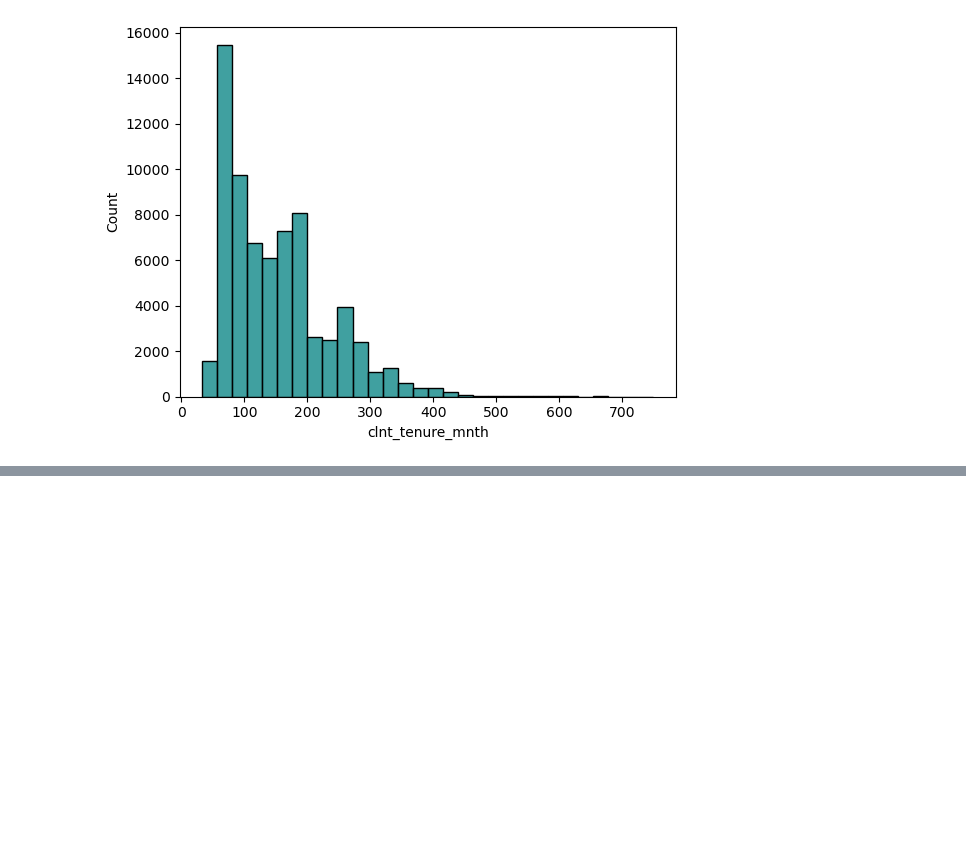
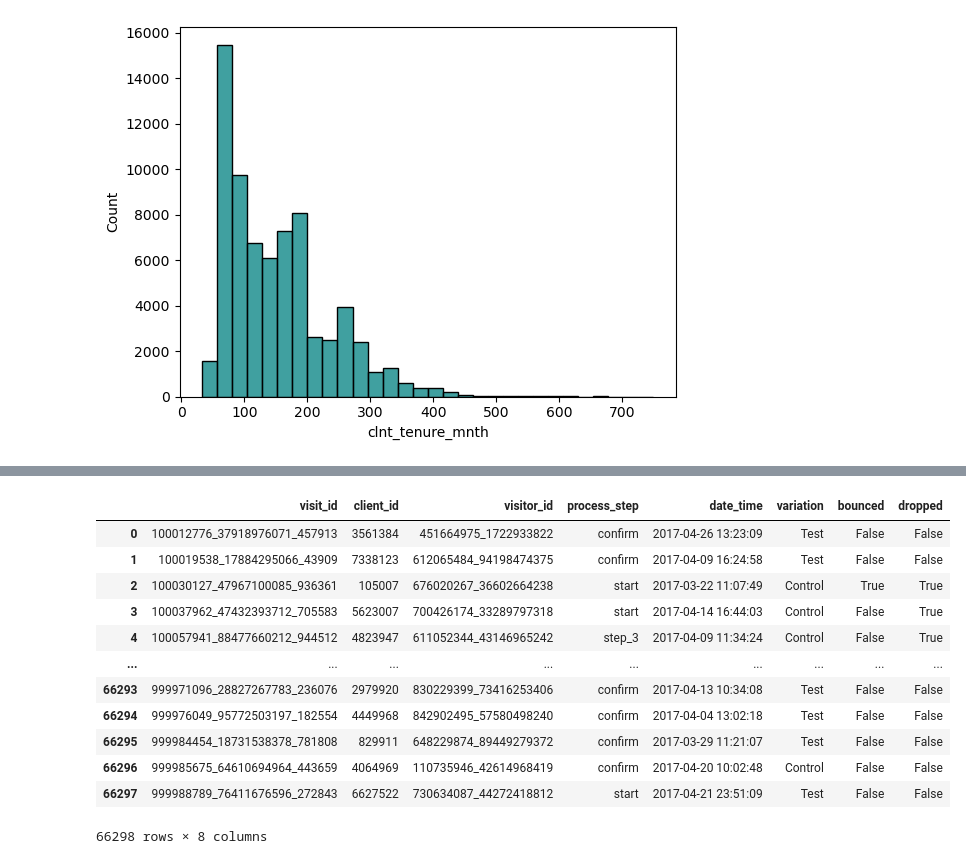
Before and after one commit to bfranx62/Ironhack-EDA-Project, a Jupyter notebook: dylan_main.ipynb, the cells around one changed output, grey strips where cells are left out. Cells and saved outputs as stored; diff of their text form; code cells hidden in the pictures; blank space fills up the shorter version.

```diff
--- a/dylan_main.ipynb
+++ b/dylan_main.ipynb
@@ -538,0 +737,2 @@ False
+# %%
+df_sorted = test_subjects_df.sort_values(by=['client_id', 'visit_id', 'date_time'])
@@ -538,0 +741,3 @@ False
+# %%
+# Identify unique sequences of steps for each client
+df_unique_steps = df_sorted.drop_duplicates(subset=['client_id', 'process_step'])
@@ -538,0 +837,17 @@ False
+# %%
+last_visit_step_df['dropped'] = last_visit_step_df['client_id'].isin(dropper_list)
+last_visit_step_df
+# %% [output]
+|  | visit_id | client_id | visitor_id | process_step | date_time | variation | bounced | dropped |
+| 0 | 100012776_37918976071_457913 | 3561384 | 451664975_1722933822 | confirm | 2017-04-26 13:23:09 | Test | False | False |
+| 1 | 100019538_17884295066_43909 | 7338123 | 612065484_94198474375 | confirm | 2017-04-09 16:24:58 | Test | False | False |
+| 2 | 100030127_47967100085_936361 | 105007 | 676020267_36602664238 | start | 2017-03-22 11:07:49 | Control | True | True |
+| 3 | 100037962_47432393712_705583 | 5623007 | 700426174_33289797318 | start | 2017-04-14 16:44:03 | Control | False | True |
+| 4 | 100057941_88477660212_944512 | 4823947 | 611052344_43146965242 | step_3 | 2017-04-09 11:34:24 | Control | False | True |
+| ... | ... | ... | ... | ... | ... | ... | ... | ... |
+| 66293 | 999971096_28827267783_236076 | 2979920 | 830229399_73416253406 | confirm | 2017-04-13 10:34:08 | Test | False | False |
+| 66294 | 999976049_95772503197_182554 | 4449968 | 842902495_57580498240 | confirm | 2017-04-04 13:02:18 | Test | False | False |
+| 66295 | 999984454_18731538378_781808 | 829911 | 648229874_89449279372 | confirm | 2017-03-29 11:21:07 | Test | False | False |
+| 66296 | 999985675_64610694964_443659 | 4064969 | 110735946_42614968419 | confirm | 2017-04-20 10:02:48 | Control | False | False |
+| 66297 | 999988789_76411676596_272843 | 6627522 | 730634087_44272418812 | start | 2017-04-21 23:51:09 | Test | False | False |
+66298 rows × 8 columns
```
Also changed, not shown: parts of 60 cells of this notebook.
